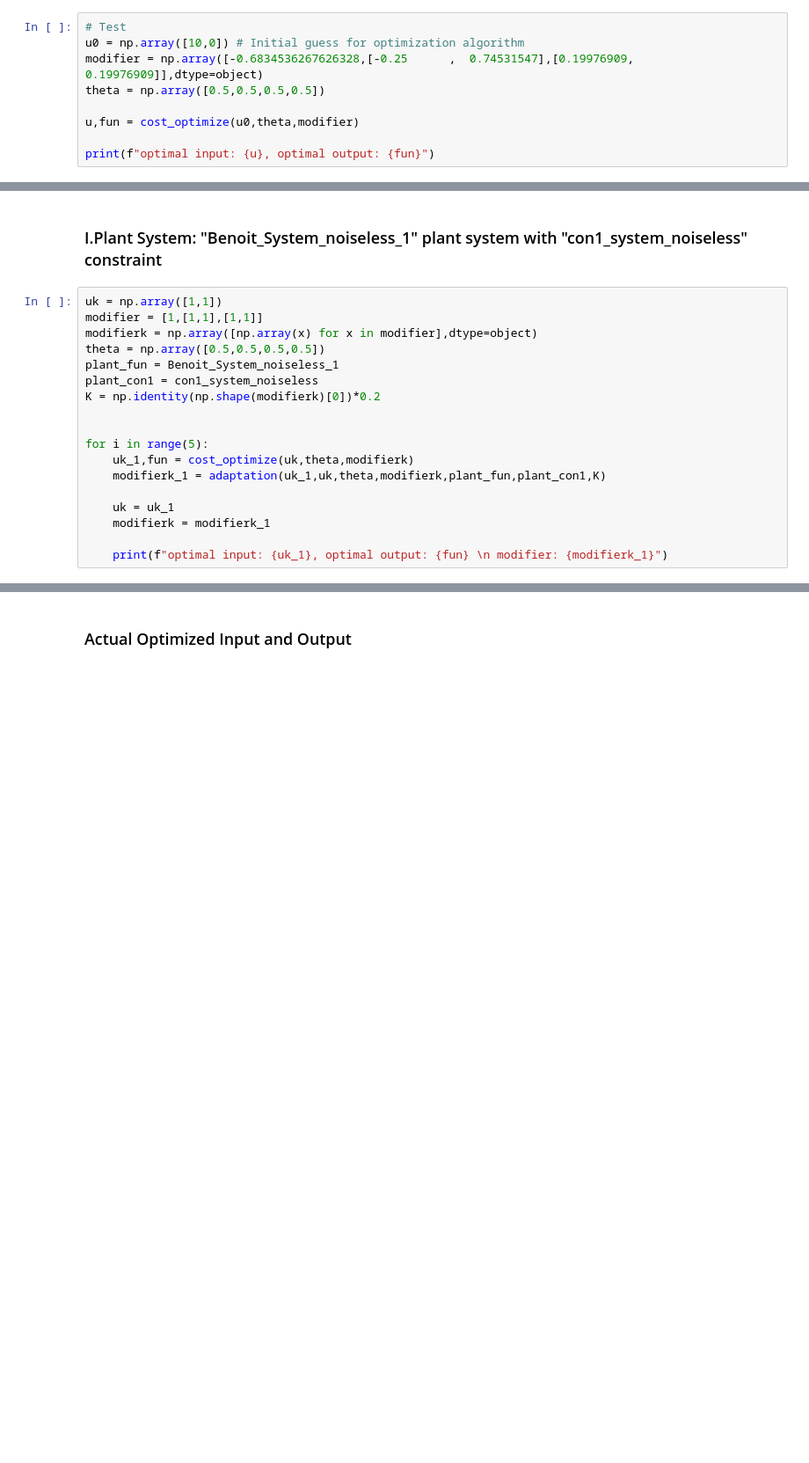
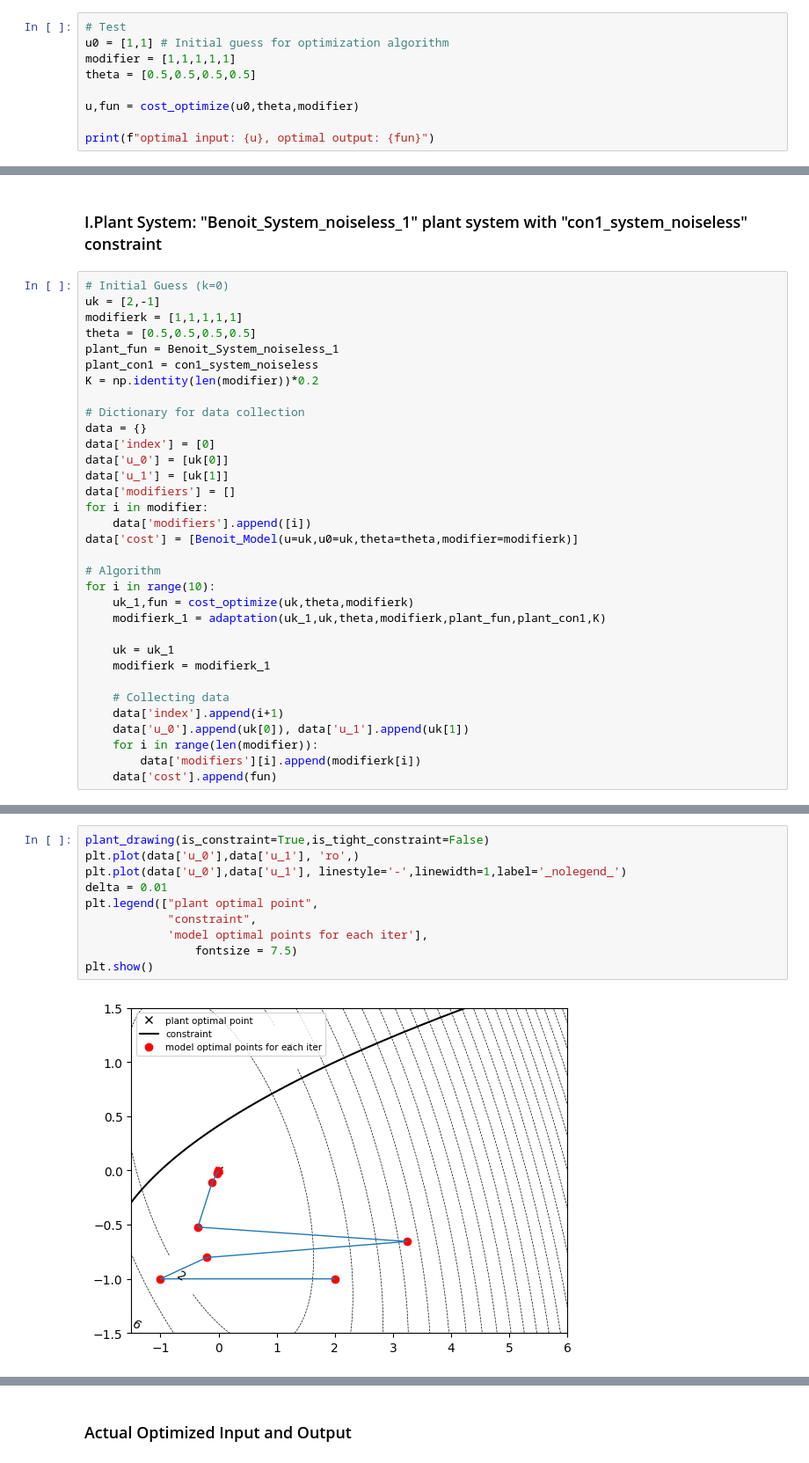
Before and after one commit to dleeim/Safe-Bayesian-Optimization, a Jupyter notebook: Benoit_Problem(Modifier_Adaptation).ipynb, the cells around one changed output, grey strips where cells are left out. Shown: that part at 88% size. Saved outputs shown, nothing was run; the diff lists cells and outputs as text; blank space fills up the shorter version.

```diff
--- a/Benoit_Problem(Modifier_Adaptation).ipynb
+++ b/Benoit_Problem(Modifier_Adaptation).ipynb
@@ -143,9 +143,9 @@ def cost_optimize(u0,theta,modifier):
     return result.x,result.fun
 # %%
 # Test
-u0 = np.array([10,0]) # Initial guess for optimization algorithm
-modifier = np.array([-0.6834536267626328,[-0.25      ,  0.74531547],[0.19976909, 0.19976909]],dtype=object)
-theta = np.array([0.5,0.5,0.5,0.5])
+u0 = [1,1] # Initial guess for optimization algorithm
+modifier = [1,1,1,1,1]
+theta = [0.5,0.5,0.5,0.5]
 
 u,fun = cost_optimize(u0,theta,modifier)
 
@@ -221,20 +217,35 @@ New Modifier:
 # %% [markdown]
 ### I.Plant System: "Benoit_System_noiseless_1" plant system with "con1_system_noiseless" constraint
 # %%
-uk = np.array([1,1])
-modifier = [1,[1,1],[1,1]]
-modifierk = np.array([np.array(x) for x in modifier],dtype=object)
-theta = np.array([0.5,0.5,0.5,0.5])
+# Initial Guess (k=0)
+uk = [2,-1]
+modifierk = [1,1,1,1,1]
+theta = [0.5,0.5,0.5,0.5]
 plant_fun = Benoit_System_noiseless_1
 plant_con1 = con1_system_noiseless
-K = np.identity(np.shape(modifierk)[0])*0.2
+K = np.identity(len(modifier))*0.2
 
+# Dictionary for data collection
+data = {}
+data['index'] = [0]
+data['u_0'] = [uk[0]]
+data['u_1'] = [uk[1]]
+data['modifiers'] = []
+for i in modifier:
+    data['modifiers'].append([i])
+data['cost'] = [Benoit_Model(u=uk,u0=uk,theta=theta,modifier=modifierk)]
 
-for i in range(5):
+# Algorithm
+for i in range(10):
     uk_1,fun = cost_optimize(uk,theta,modifierk)
     modifierk_1 = adaptation(uk_1,uk,theta,modifierk,plant_fun,plant_con1,K)
 
     uk = uk_1
     modifierk = modifierk_1
 
-    print(f"optimal input: {uk_1}, optimal output: {fun} \n modifier: {modifierk_1}")
+    # Collecting data
+    data['index'].append(i+1)
+    data['u_0'].append(uk[0]), data['u_1'].append(uk[1])
+    for i in range(len(modifier)):
+        data['modifiers'][i].append(modifierk[i])
+    data['cost'].append(fun)
@@ -255,0 +256,12 @@ optimal input: [-0.11844039 -0.17177513], optimal output: -0.020721885427756243
+# %%
+plant_drawing(is_constraint=True,is_tight_constraint=False)
+plt.plot(data['u_0'],data['u_1'], 'ro',)
+plt.plot(data['u_0'],data['u_1'], linestyle='-',linewidth=1,label='_nolegend_')
+delta = 0.01
+plt.legend(["plant optimal point",
+            "constraint",
+            'model optimal points for each iter'],
+                fontsize = 7.5)
+plt.show()
+# %% [output]
+[figure, added]
```
Also changed, not shown: parts of 23 cells of this notebook, 1 other file.
